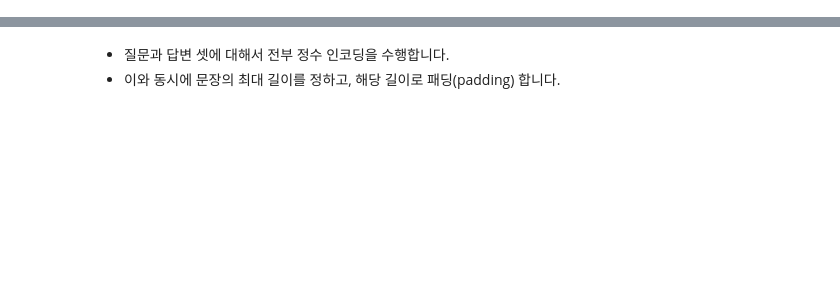
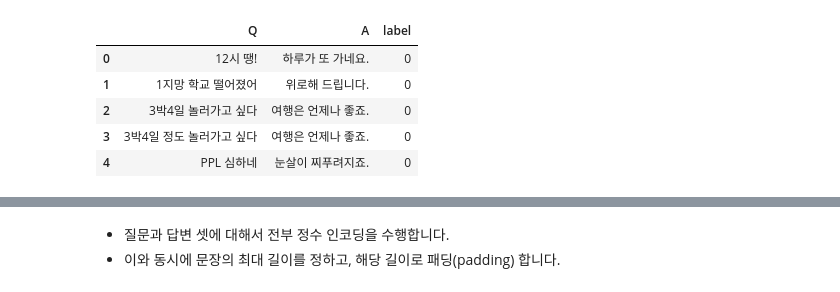
Before and after one commit to p2yeong/AIFFEL-Study, a Jupyter notebook: exploration/E15_chatbot-pjt.ipynb, the cells around one changed output, grey strips where cells are left out. Saved outputs shown, nothing was run; the diff lists cells and outputs as text; code cells hidden in the pictures; blank space fills up the shorter version.

```diff
--- a/exploration/E15_chatbot-pjt.ipynb
+++ b/exploration/E15_chatbot-pjt.ipynb
@@ -589,0 +33,11 @@ print("슝=3")
+# %%
+filepath = os.getenv('HOME') + '/aiffel/transformer_chatbot/data/'
+data = pd.read_csv(filepath +'ChatbotData.csv')
+data.head()
+# %% [output]
+|  | Q | A | label |
+| 0 | 12시 땡! | 하루가 또 가네요. | 0 |
+| 1 | 1지망 학교 떨어졌어 | 위로해 드립니다. | 0 |
+| 2 | 3박4일 놀러가고 싶다 | 여행은 언제나 좋죠. | 0 |
+| 3 | 3박4일 정도 놀러가고 싶다 | 여행은 언제나 좋죠. | 0 |
+| 4 | PPL 심하네 | 눈살이 찌푸려지죠. | 0 |
```
Also changed, not shown: parts of 143 cells of this notebook.
